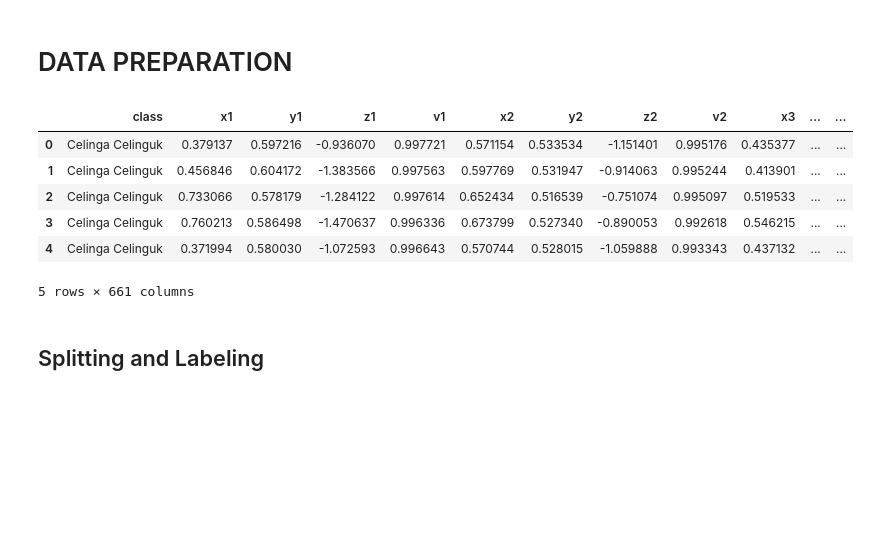
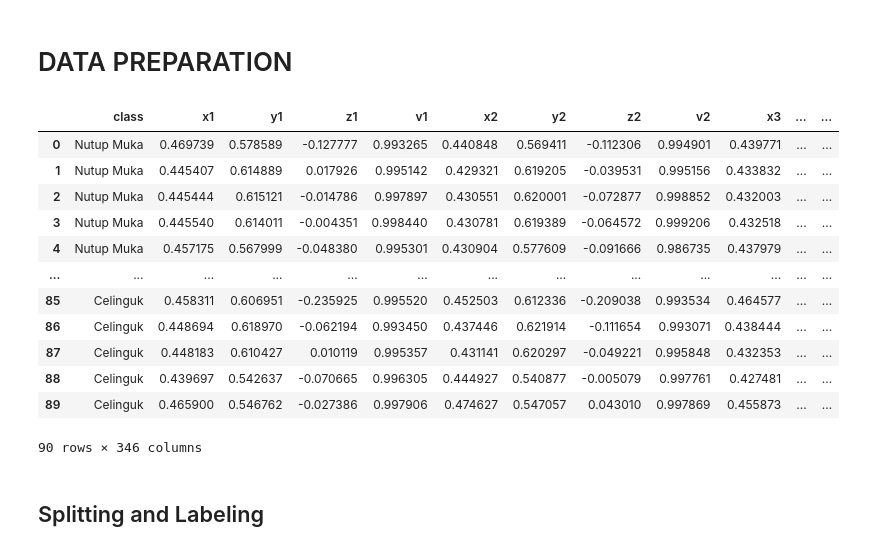
Before and after one commit to NawfalHadi/suspicious_detection_cctv, a Jupyter notebook: code/final/train.ipynb, the cells around one changed output. Cells and saved outputs as stored; diff of their text form; code cells hidden in the pictures; blank space fills up the shorter version.

```diff
--- a/code/final/train.ipynb
+++ b/code/final/train.ipynb
@@ -22,17 +23,23 @@ from tensorflow.keras import layers, models, callbacks
 # %% [markdown]
 # DATA PREPARATION
 # %%
-FINAL_DATA_PATH = "../dataset/csv/ds_cctv_v3.csv"
+FINAL_DATA_PATH = "../dataset/csv/ds_cctv_v1.csv"
 df = pd.read_csv(FINAL_DATA_PATH)
-df.head()
+df
 # %% [output]
 |  | class | x1 | y1 | z1 | v1 | x2 | y2 | z2 | v2 | x3 | ... | ... |
-| 0 | Celinga Celinguk | 0.379137 | 0.597216 | -0.936070 | 0.997721 | 0.571154 | 0.533534 | -1.151401 | 0.995176 | 0.435377 | ... | ... |
-| 1 | Celinga Celinguk | 0.456846 | 0.604172 | -1.383566 | 0.997563 | 0.597769 | 0.531947 | -0.914063 | 0.995244 | 0.413901 | ... | ... |
-| 2 | Celinga Celinguk | 0.733066 | 0.578179 | -1.284122 | 0.997614 | 0.652434 | 0.516539 | -0.751074 | 0.995097 | 0.519533 | ... | ... |
-| 3 | Celinga Celinguk | 0.760213 | 0.586498 | -1.470637 | 0.996336 | 0.673799 | 0.527340 | -0.890053 | 0.992618 | 0.546215 | ... | ... |
-| 4 | Celinga Celinguk | 0.371994 | 0.580030 | -1.072593 | 0.996643 | 0.570744 | 0.528015 | -1.059888 | 0.993343 | 0.437132 | ... | ... |
+| 0 | Nutup Muka | 0.469739 | 0.578589 | -0.127777 | 0.993265 | 0.440848 | 0.569411 | -0.112306 | 0.994901 | 0.439771 | ... | ... |
+| 1 | Nutup Muka | 0.445407 | 0.614889 | 0.017926 | 0.995142 | 0.429321 | 0.619205 | -0.039531 | 0.995156 | 0.433832 | ... | ... |
+| 2 | Nutup Muka | 0.445444 | 0.615121 | -0.014786 | 0.997897 | 0.430551 | 0.620001 | -0.072877 | 0.998852 | 0.432003 | ... | ... |
+| 3 | Nutup Muka | 0.445540 | 0.614011 | -0.004351 | 0.998440 | 0.430781 | 0.619389 | -0.064572 | 0.999206 | 0.432518 | ... | ... |
+| 4 | Nutup Muka | 0.457175 | 0.567999 | -0.048380 | 0.995301 | 0.430904 | 0.577609 | -0.091666 | 0.986735 | 0.437979 | ... | ... |
+| ... | ... | ... | ... | ... | ... | ... | ... | ... | ... | ... | ... | ... |
+| 85 | Celinguk | 0.458311 | 0.606951 | -0.235925 | 0.995520 | 0.452503 | 0.612336 | -0.209038 | 0.993534 | 0.464577 | ... | ... |
+| 86 | Celinguk | 0.448694 | 0.618970 | -0.062194 | 0.993450 | 0.437446 | 0.621914 | -0.111654 | 0.993071 | 0.438444 | ... | ... |
+| 87 | Celinguk | 0.448183 | 0.610427 | 0.010119 | 0.995357 | 0.431141 | 0.620297 | -0.049221 | 0.995848 | 0.432353 | ... | ... |
+| 88 | Celinguk | 0.439697 | 0.542637 | -0.070665 | 0.996305 | 0.444927 | 0.540877 | -0.005079 | 0.997761 | 0.427481 | ... | ... |
+| 89 | Celinguk | 0.465900 | 0.546762 | -0.027386 | 0.997906 | 0.474627 | 0.547057 | 0.043010 | 0.997869 | 0.455873 | ... | ... |
-5 rows × 661 columns
+90 rows × 346 columns
 # %% [markdown]
 ## Splitting and Labeling
 # %% [markdown]
```
Also changed, not shown: parts of 22 cells of this notebook, 2 other files.
